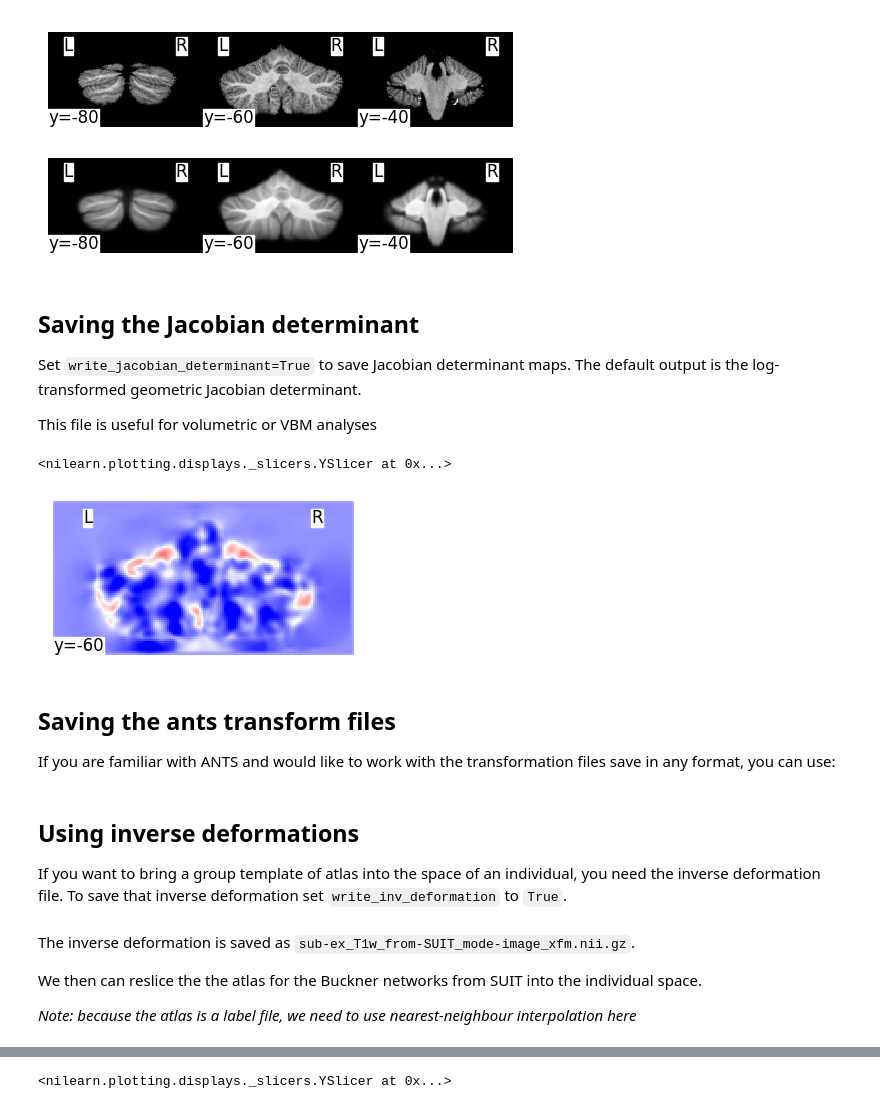
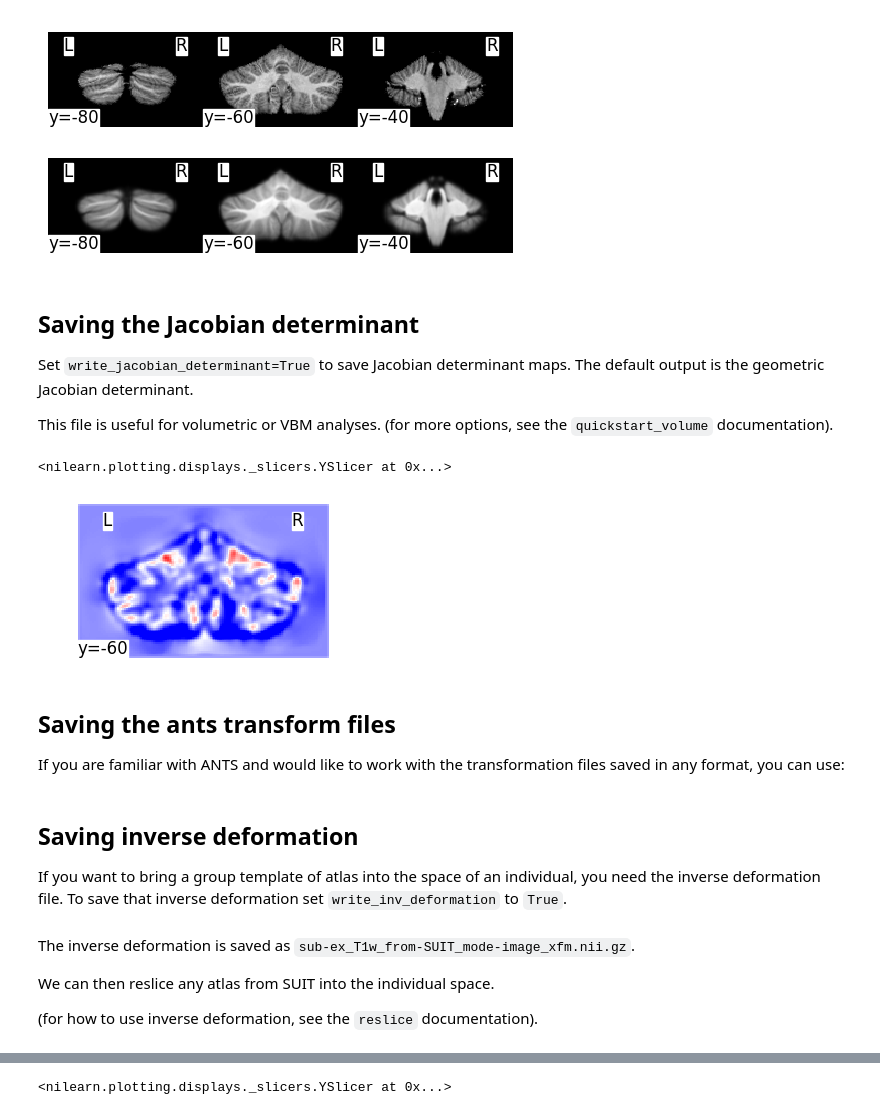
Before and after one commit to DiedrichsenLab/SUITPy, a Jupyter notebook: docs/source/tutorials/3.normalize_example.ipynb, the cells around one changed output, grey strips where cells are left out. Cells and saved outputs as stored; diff of their text form; code cells hidden in the pictures.

Commit message:
Add volumetric tutorial and fix normalize/reslice notebooks

```diff
--- a/docs/source/tutorials/3.normalize_example.ipynb
+++ b/docs/source/tutorials/3.normalize_example.ipynb
@@ -33,7 +34,7 @@ By default, ``normalize`` saves two files:
 Even though normalization usually works well, it is useful to check the alignment:
 # %%
 w_anat_img = nib.load(results['normalized_image'])
-template_img = nib.load('../../../SUITPy/templates/tpl-SUIT_T1w.nii.gz')
+template_img = nib.load(os.path.join(os.path.dirname(suit.__file__), 'templates', 'tpl-SUIT_T1w.nii.gz'))
 plt.figure(figsize=(6,3))
 ax=plt.subplot(2,1,1)
 npl.plot_img(w_anat_img,display_mode='y',cut_coords=[-80.0,-60.0,-40.0] , colorbar=False,axes=ax)
@@ -45,27 +46,27 @@ npl.plot_img(template_img,display_mode='y',cut_coords=[-80.0,-60.0,-40.0] ,color
 # %% [markdown]
 ## Saving the Jacobian determinant
 Set `write_jacobian_determinant=True` to save Jacobian determinant maps.
-The default output is the log-transformed geometric Jacobian determinant.
+The default output is the geometric Jacobian determinant.
 
-This file is useful for volumetric or VBM analyses
+This file is useful for volumetric or VBM analyses.
+(for more options, see the `quickstart_volume` documentation).
 # %%
-# Saving the Jacobian determinant maps.
+# Saving the log-Jacobian determinant maps.
 results = suit.normalize(source_file = 'sub-ex_T1w.nii.gz',
                  mask_file = 'sub-ex_T1w_cerebellum_dseg.nii.gz',
-                 space = 'MNISym',
-                 write_jacobian_determinant=True,
+                 write_log_jacobian_determinant=True,
                  verbose = 0)
 # %%
-# Plot the log-jacobian.
-log_jac = nib.load(results['jacobian_determinant'])
+# Plot the log-Jacobian determinant maps.
+log_jac = nib.load(results['log_jacobian_determinant'])
 plt.figure(figsize=(4,2))
 npl.plot_img(log_jac,display_mode='y',cut_coords=[-60.0] , colorbar=False, vmin=-1,vmax=1,cmap='bwr',axes=plt.gca())
 # %% [output]
 <nilearn.plotting.displays._slicers.YSlicer at 0x...>
-[figure, old version]
+[figure, new version]
 # %% [markdown]
 ## Saving the ants transform files
-If you are familiar with ANTS and would like to work with the transformation files save in any format, you can use:
+If you are familiar with ANTS and would like to work with the transformation files saved in any format, you can use:
 # %%
 # Set write_ants_transform=True to save the ants transformation files.
 results = suit.normalize(source_file = 'sub-ex_T1w.nii.gz',
@@ -74,7 +74,7 @@ results = suit.normalize(source_file = 'sub-ex_T1w.nii.gz',
                  write_ants_transform=True,
                  verbose = 0)
 # %% [markdown]
-## Using inverse deformations
+## Saving inverse deformation
 If you want to bring a group template of atlas into the space of an individual, you need the inverse deformation file.
 To save that inverse deformation set `write_inv_deformation` to `True`.
 # %%
@@ -86,6 +86,6 @@ results = suit.normalize(source_file = 'sub-ex_T1w.nii.gz',
 # %% [markdown]
 The inverse deformation is saved as `sub-ex_T1w_from-SUIT_mode-image_xfm.nii.gz`.
 
-We then can reslice the the atlas for the Buckner networks from SUIT into the individual space.
+We can then reslice any atlas from SUIT into the individual space.
 
-*Note: because the atlas is a label file, we need to use nearest-neighbour interpolation here*
+(for how to use inverse deformation, see the `reslice` documentation).
```
Also changed, not shown: parts of 11 cells of this notebook, 3 other files.
